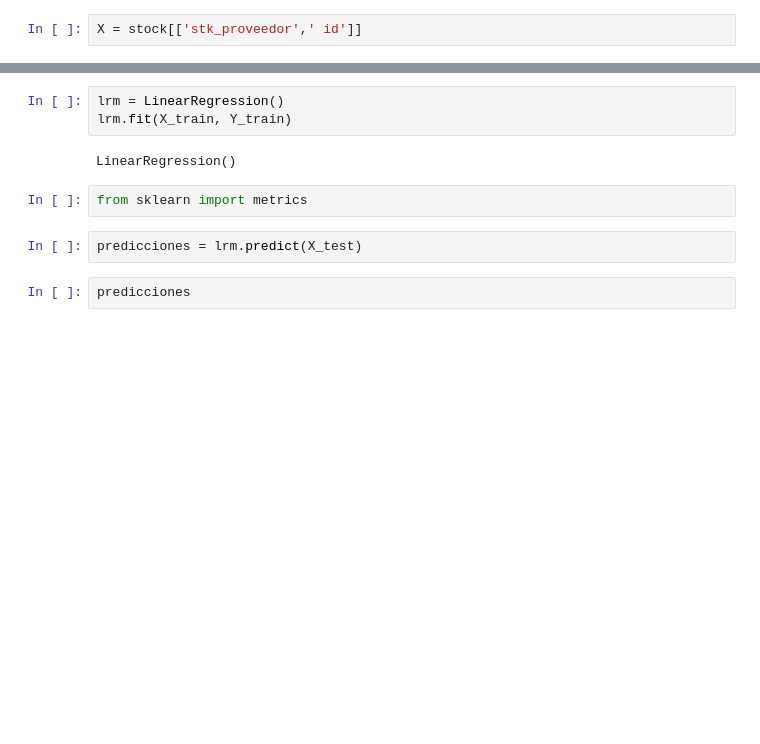
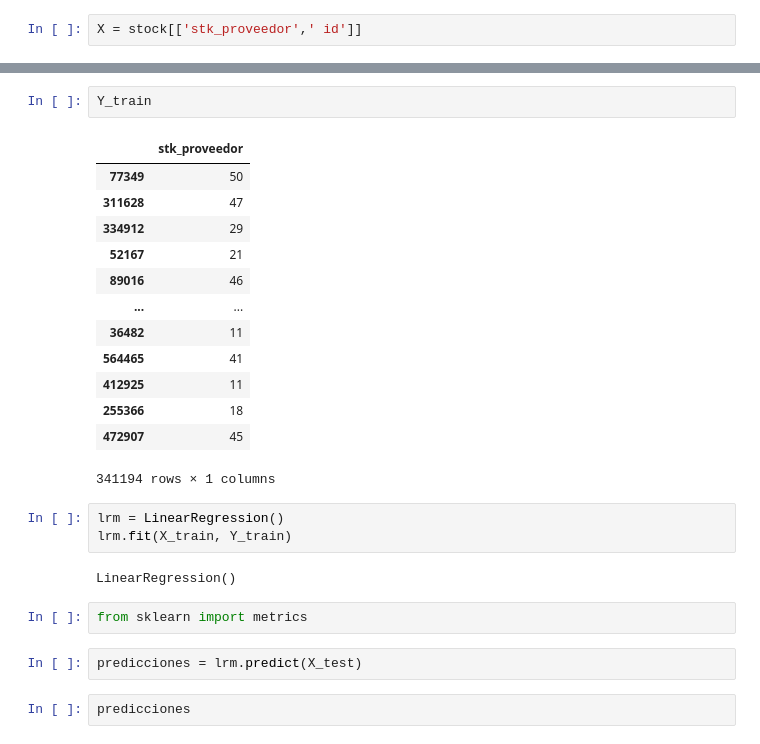
Before and after one commit to humanlanguage1/ComputoNacional, a Jupyter notebook: inventario/stock_predictor/Predictor.ipynb, the cells around one changed output, grey strips where cells are left out. Drawn from its saved outputs; the diff is of its cells as text; blank space fills up the shorter version.

```diff
--- a/inventario/stock_predictor/Predictor.ipynb
+++ b/inventario/stock_predictor/Predictor.ipynb
@@ -32,3 +48,19 @@ X_train, X_test, Y_train, Y_test = train_test_split(X, Y, test_size = 0.3, rando
+# %%
+Y_train
+# %% [output]
+|  | stk_proveedor |
+| 77349 | 50 |
+| 311628 | 47 |
+| 334912 | 29 |
+| 52167 | 21 |
+| 89016 | 46 |
+| ... | ... |
+| 36482 | 11 |
+| 564465 | 41 |
+| 412925 | 11 |
+| 255366 | 18 |
+| 472907 | 45 |
+341194 rows × 1 columns
 # %%
 lrm = LinearRegression()
 lrm.fit(X_train, Y_train)
```
Also changed, not shown: parts of 12 cells of this notebook, 4 other files.
